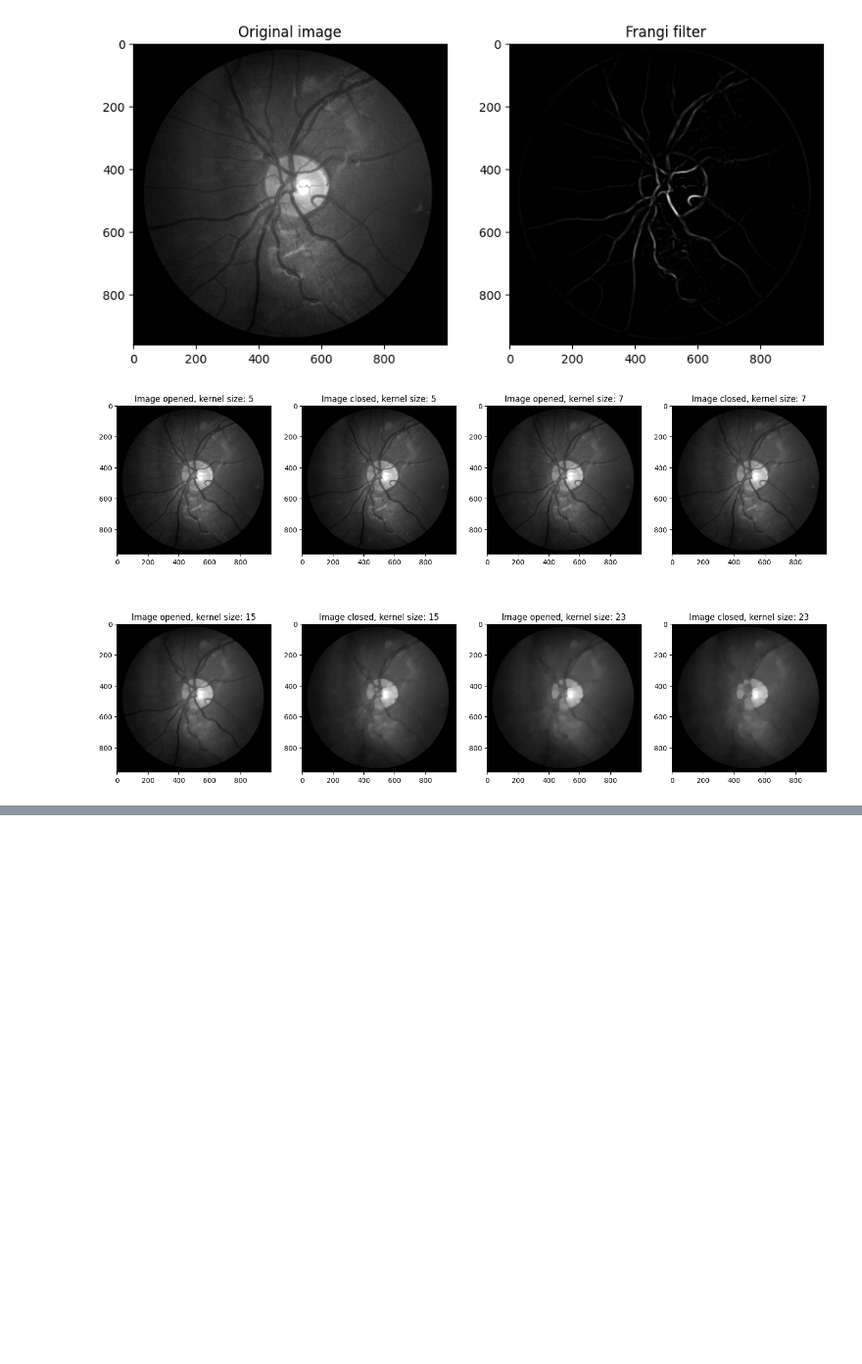
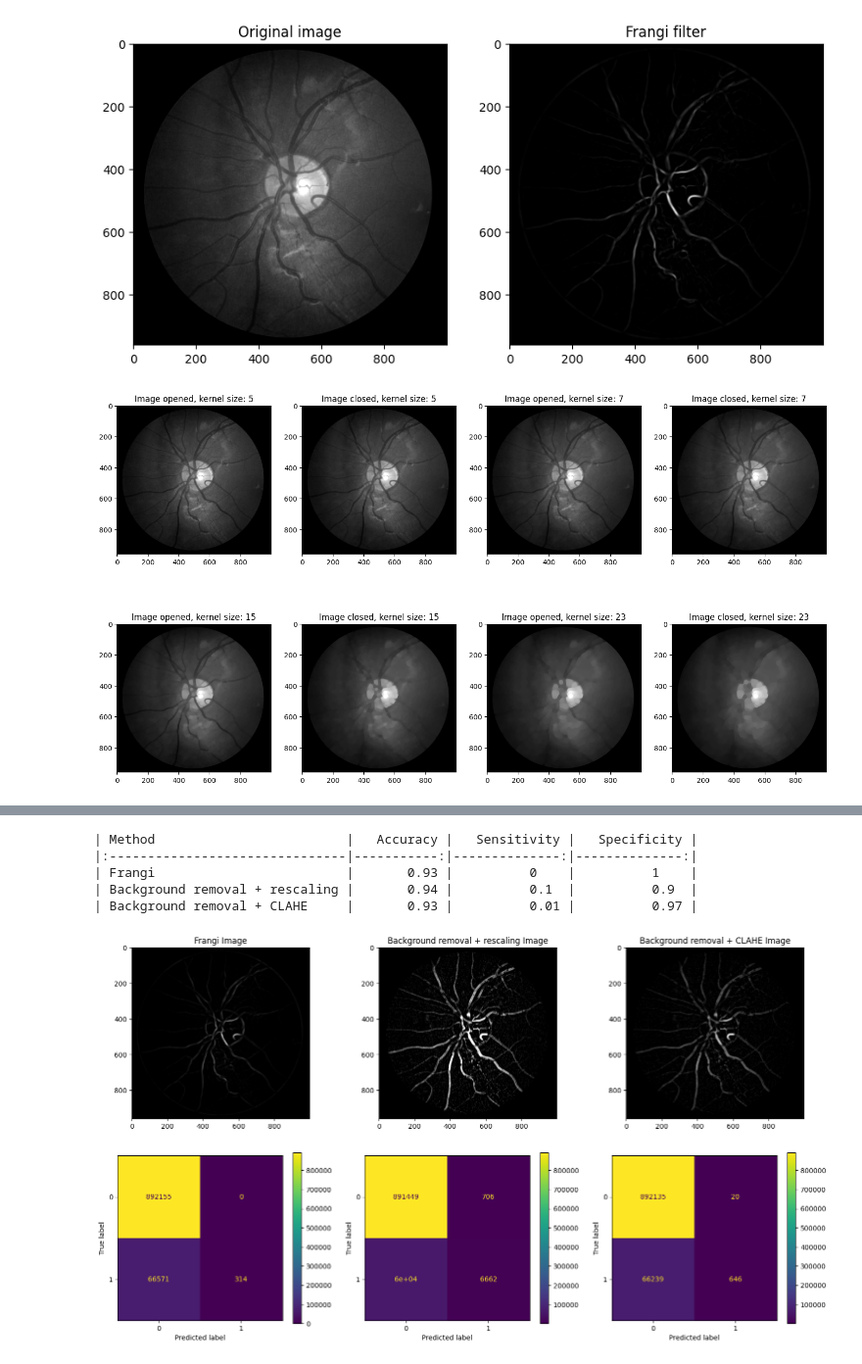
Before and after one commit to majsterkovic/Retinal-Vessel-Segmentation, a Jupyter notebook: notebook.ipynb, the cells around one changed output, grey strips where cells are left out. Shown at 98% size. Drawn from its saved outputs; the diff is of its cells as text; code cells hidden in the pictures; blank space fills up the shorter version.

Commit message:
feat: Add report
Add report
Add notebook plot saving
Confusion matrix for each result

```diff
--- a/notebook.ipynb
+++ b/notebook.ipynb
@@ -10,8 +18,10 @@ from sklearn.metrics import confusion_matrix, accuracy_score, precision_score, r
 # %% [markdown]
 # Mandatory requirements
 # %%
-img = cv2.imread('./CHASEDB1/Image_01L.jpg')
+img = cv2.imread(IMAGE)
 img = cv2.cvtColor(img, cv2.COLOR_BGR2RGB)
+
+RESULTS = []
 # %%
 plt.title('Original image')
 plt.imshow(img)
@@ -70,4 +84,9 @@ ax[0].imshow(img_gray, cmap='gray')
 
 ax[1].set_title('Frangi filter')
 ax[1].imshow(img_frangi, cmap='gray')
+
+RESULTS.append(img_frangi)
+
+if SAVE_PLOTS:
+    plt.savefig(f'{PATH}/frangi.png')
 # %% [output]
@@ -138,4 +159,10 @@ ax[1].imshow(img_normalized, cmap='gray')
 
 ax[2].set_title('CLAHE normalized image')
 ax[2].imshow(img_clahe, cmap='gray')
+
+RESULTS.append(img_normalized)
+RESULTS.append(img_clahe)
+
+if SAVE_PLOTS:
+    plt.savefig(f'{PATH}/background.png')
 # %% [output]
@@ -181,0 +171,51 @@ Specificity: 0.26
+# %%
+img_pred = img_normalized
+img_true = cv2.imread('./CHASEDB1/Image_01L_1stHO.png')
+img_true_greyscale = cv2.cvtColor(img_true, cv2.COLOR_RGB2GRAY)
+
+y_true = img_true_greyscale.ravel()
+y_true = y_true / y_true.max()
+
+fig, axs = plt.subplots(2, len(RESULTS))
+fig.set_size_inches(18.5, 10)
+
+headers = ["Method", "Accuracy", "Sensitivity", "Specificity"]
+data = []
+
+for img_pred, method, i in zip(RESULTS,
+                               ['Frangi',
+                                'Background removal + rescaling',
+                                'Background removal + CLAHE'],
+                                range(len(RESULTS))):
+
+    y_pred = img_pred.ravel()
+    y_pred = y_pred / y_pred.max()
+
+    y_true_binary = np.where(y_true > 0.75, 1, 0)
+    y_pred_binary = np.where(y_pred > 0.75, 1, 0)
+
+    cm = confusion_matrix(y_true_binary, y_pred_binary)
+
+    axs[0][i].imshow(img_pred, cmap='gray')
+    axs[0][i].set_title(f"{method} Image")
+
+    disp = ConfusionMatrixDisplay(confusion_matrix=cm)
+    disp.plot(ax=axs[1][i])
+
+    accuracy = accuracy_score(y_true_binary, y_pred_binary)
+    precision = precision_score(y_true_binary, y_pred_binary)
+    recall = recall_score(y_true_binary, y_pred_binary)
+
+    data.append([method, f"{accuracy:.2f}", f"{recall:.2f}", f"{precision:.2f}"])
+
+print(tabulate(data, headers=headers, tablefmt="pipe"))
+
+if SAVE_PLOTS:
+    plt.savefig(f'{PATH}/results.png')
+# %% [output]
+| Method                         |   Accuracy |   Sensitivity |   Specificity |
+|:-------------------------------|-----------:|--------------:|--------------:|
+| Frangi                         |       0.93 |          0    |          1    |
+| Background removal + rescaling |       0.94 |          0.1  |          0.9  |
+| Background removal + CLAHE     |       0.93 |          0.01 |          0.97 |
+[figure, added]
```
Also changed, not shown: parts of 8 cells of this notebook, 7 other files.
